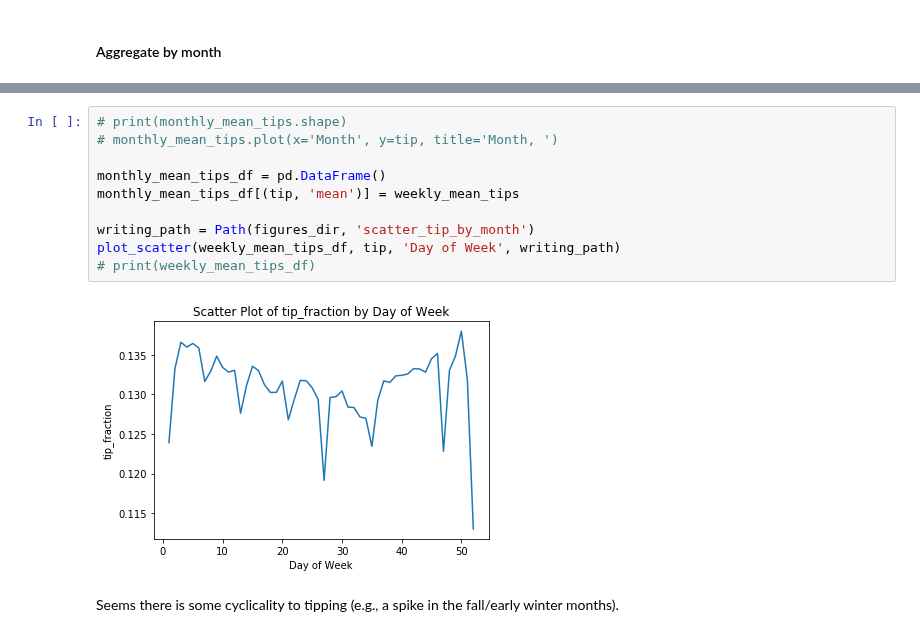
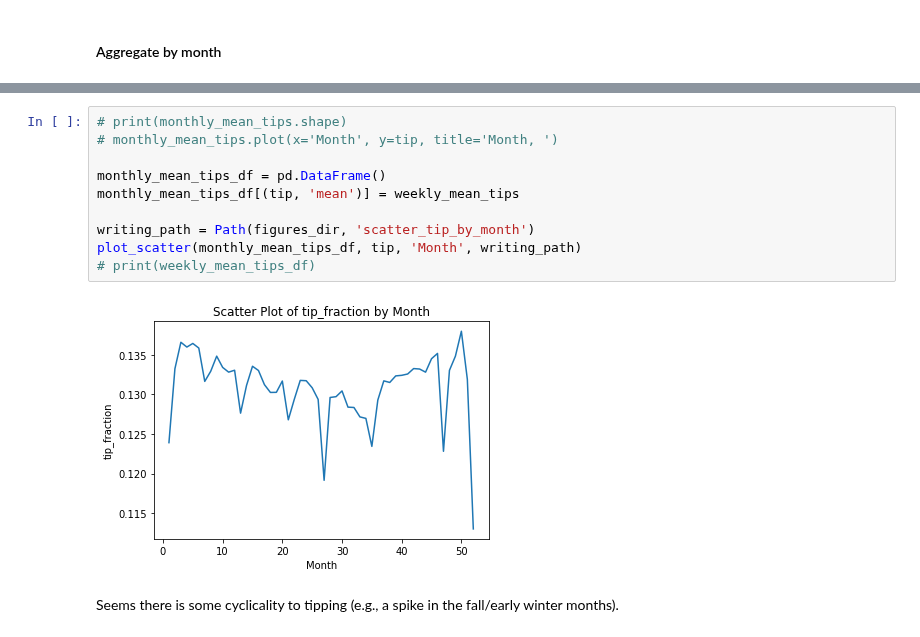
Before and after one commit to justinwhatley/interpretability_experiment, a Jupyter notebook: 1_data_exploration.ipynb, the cells around one changed output, grey strips where cells are left out. Saved outputs shown, nothing was run; the diff lists cells and outputs as text.

```diff
--- a/1_data_exploration.ipynb
+++ b/1_data_exploration.ipynb
@@ -436,14 +443,14 @@ Wall time: 2.42 ms
 # %%
 # print(monthly_mean_tips.shape)
 # monthly_mean_tips.plot(x='Month', y=tip, title='Month, ')
 
 monthly_mean_tips_df = pd.DataFrame()
 monthly_mean_tips_df[(tip, 'mean')] = weekly_mean_tips
 
 writing_path = Path(figures_dir, 'scatter_tip_by_month')
-plot_scatter(weekly_mean_tips_df, tip, 'Day of Week', writing_path)
+plot_scatter(monthly_mean_tips_df, tip, 'Month', writing_path)
 # print(weekly_mean_tips_df)
 # %% [output]
-[figure, old version]
+[figure, new version]
 # %% [markdown]
 Seems there is some cyclicality to tipping (e.g., a spike in the fall/early winter months).
```
Also changed, not shown: parts of 12 cells of this notebook, 5 other files.
